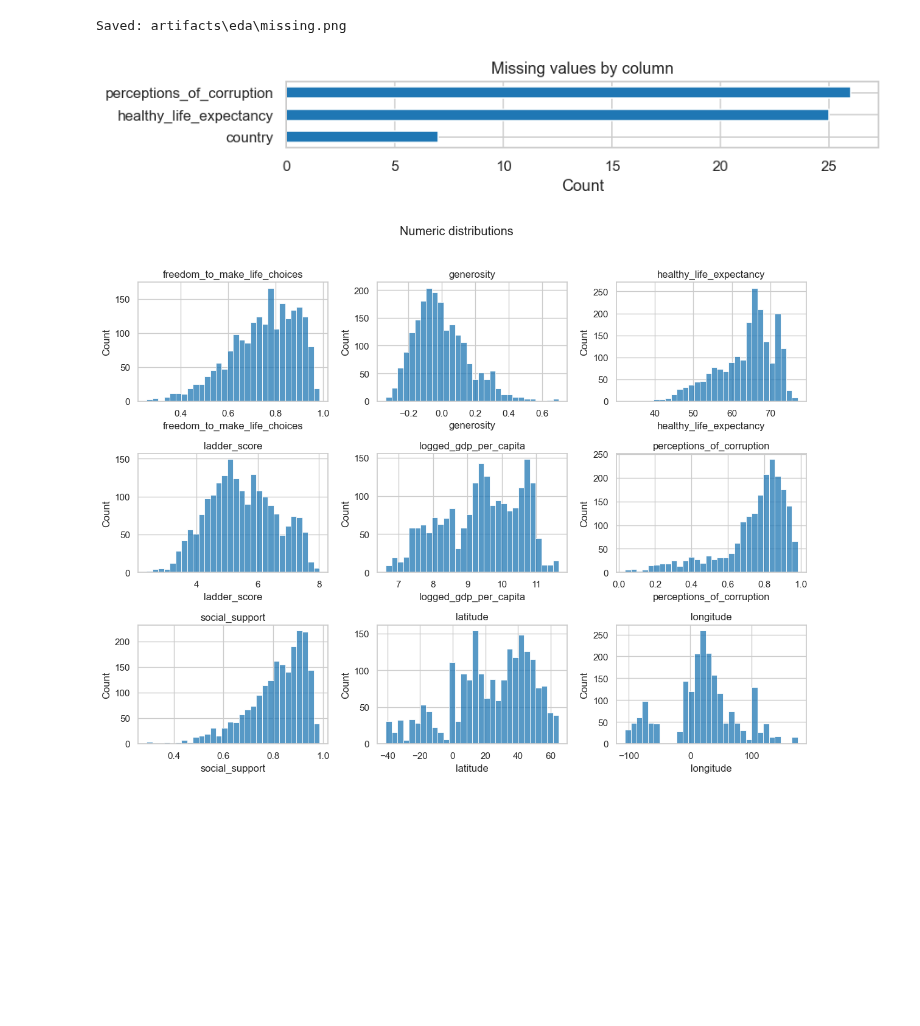
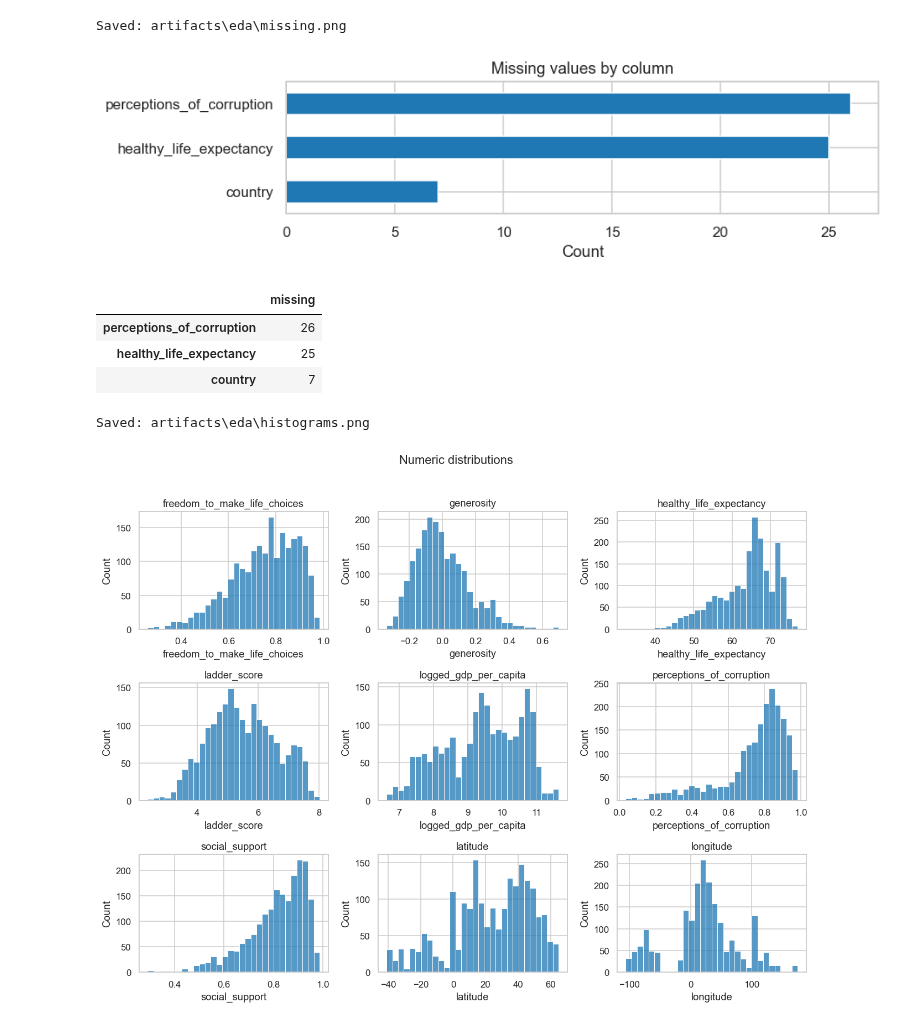
Before and after one commit to Ch3rry-Pi3-AI/DataAnalysis-World-Happiness-Report, a Jupyter notebook: notebooks/eda_notebook.ipynb, the cells around one changed output. Saved outputs shown, nothing was run; the diff lists cells and outputs as text; code cells hidden in the pictures; blank space fills up the shorter version.

Commit message:
formatting changes for notebook and how output is displayed, whether using print() or display(). one option looks better in a notebook for tables

```diff
--- a/notebooks/eda_notebook.ipynb
+++ b/notebooks/eda_notebook.ipynb
@@ -131,10 +103,15 @@ exp.describe_categorical(top_n=3)
 # %%
-exp.missing(plot=True, save_artifact=save)
+exp.missing(plot=True)
 # %% [output]
 Saved: artifacts\eda\missing.png
-[figure, old version]
+[figure, new version]
+|  | missing |
+| perceptions_of_corruption | 26 |
+| healthy_life_expectancy | 25 |
+| country | 7 |
 # %%
-exp.histograms(exclude=["year",], bins=30, save_artifact=save)
+exp.histograms(exclude=["year",], bins=30)
 # %% [output]
+Saved: artifacts\eda\histograms.png
 [figure]
 # %%
```
Also changed, not shown: parts of 9 cells of this notebook, 6 other files.
